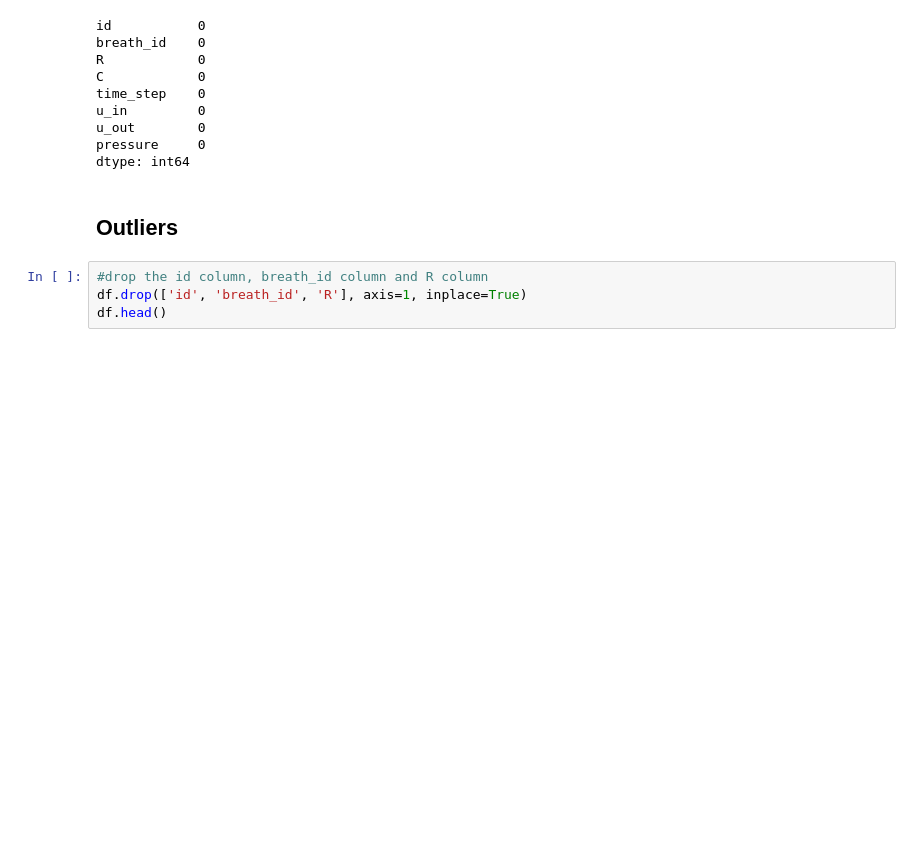
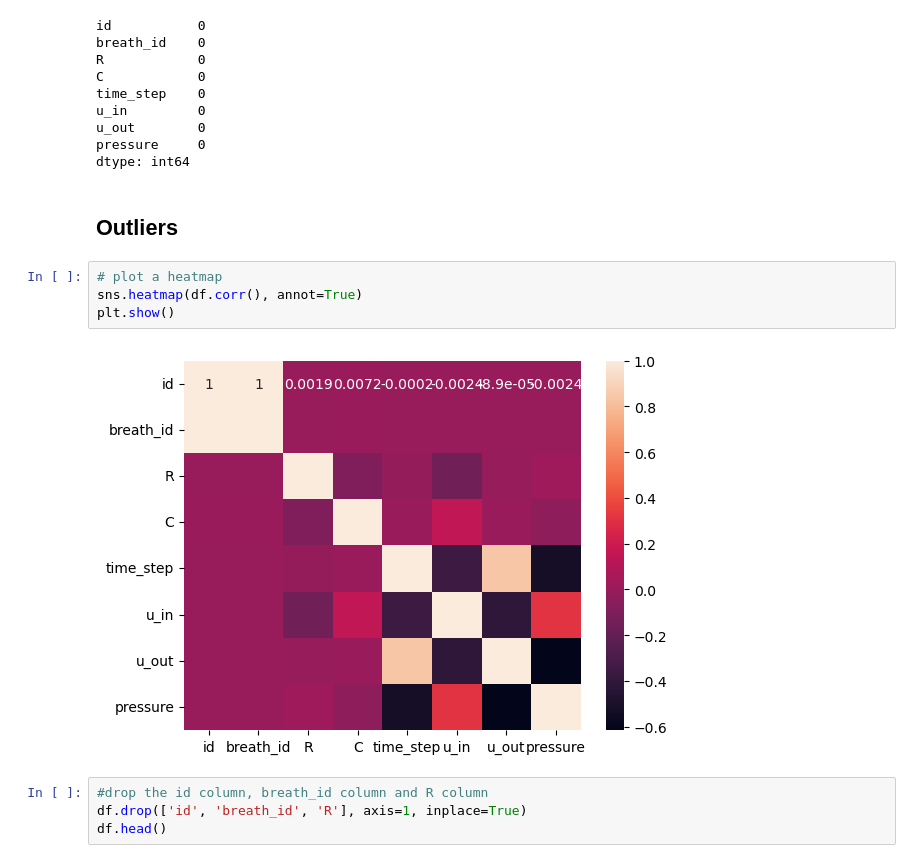
Before and after one commit to VishalyGinny/Data-Science-Projects, a Jupyter notebook: Google_brain/GB.ipynb, the cells around one changed output. Drawn from its saved outputs; the diff is of its cells as text; blank space fills up the shorter version.

```diff
--- a/Google_brain/GB.ipynb
+++ b/Google_brain/GB.ipynb
@@ -57,6 +57,12 @@ pressure     0
 dtype: int64
 # %% [markdown]
 ## Outliers
+# %%
+# plot a heatmap
+sns.heatmap(df.corr(), annot=True)
+plt.show()
+# %% [output]
+[figure, added]
 # %%
 #drop the id column, breath_id column and R column
 df.drop(['id', 'breath_id', 'R'], axis=1, inplace=True)
```
Also changed, not shown: parts of 3 cells of this notebook.
